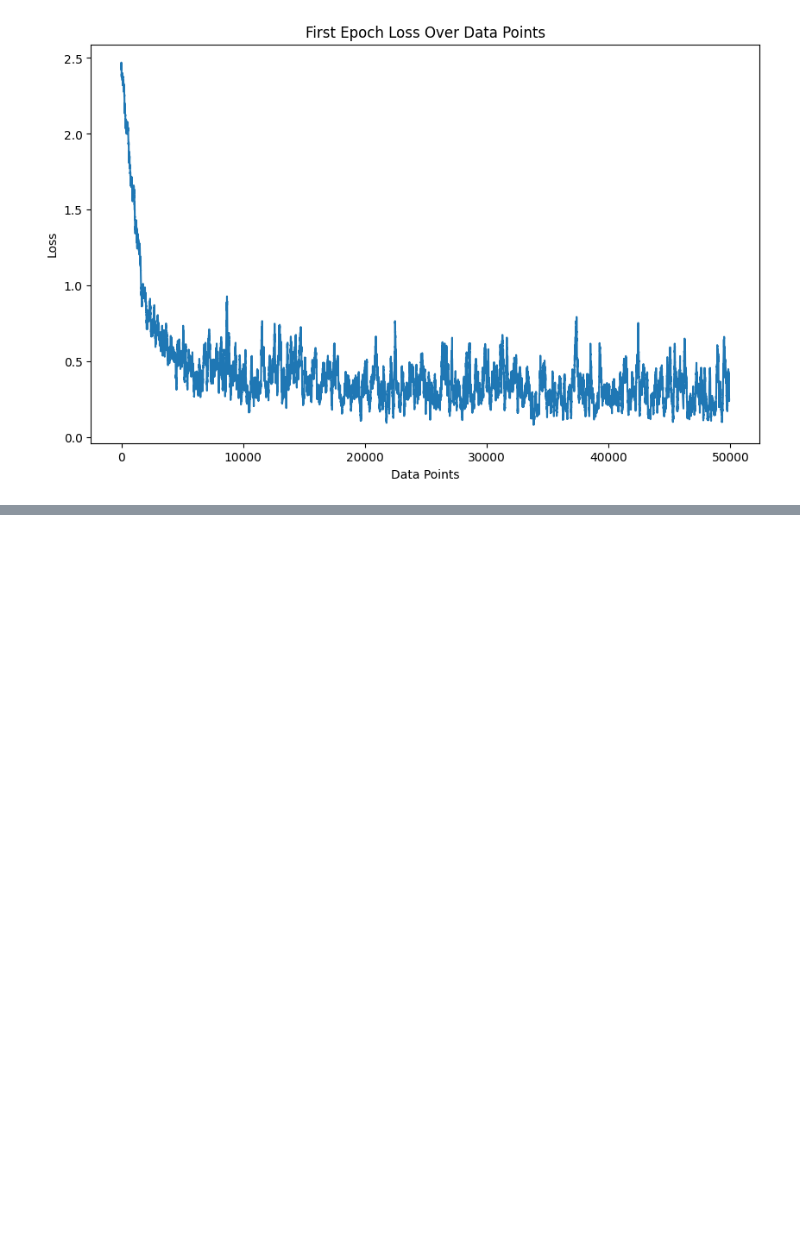
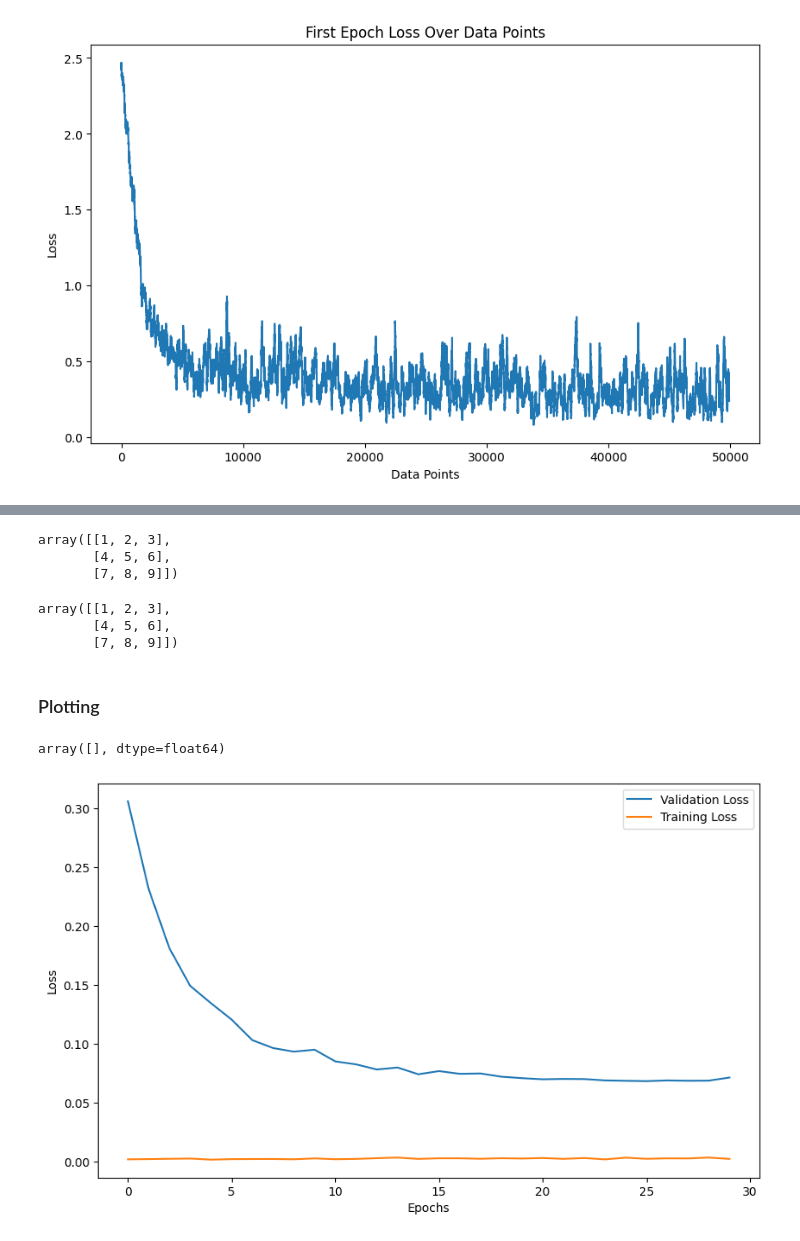
Before and after one commit to michelexyz/deeplearning_assignments, a Jupyter notebook: Assigment1/assigment.ipynb, the cells around one changed output, grey strips where cells are left out. Drawn from its saved outputs; the diff is of its cells as text; code cells hidden in the pictures; blank space fills up the shorter version.

```diff
--- a/Assigment1/assigment.ipynb
+++ b/Assigment1/assigment.ipynb
@@ -893,0 +949,4 @@ plt.show()
+# %%
+bool_t = dummy_t.astype(bool)
+
+do =  dy[bool_t].reshape(-1, 1) * (dummy_y*(1-dummy_y) *bool_t + (-dummy_y[bool_t].reshape(-1, 1)*dummy_y)*~bool_t)
@@ -893,0 +973,2 @@ plt.show()
+# %%
+dz = np.dot(dummy_V, do.T).T
@@ -893,0 +980,4 @@ plt.show()
+# %%
+dv = np.dot(dummy_z.T, do)
+# %%
+dc = do.sum(axis=0)
@@ -893,0 +1226,39 @@ plt.show()
+# %%
+dummy_data
+# %% [output]
+array([[1, 2, 3],
+       [4, 5, 6],
+       [7, 8, 9]])
+# %%
+np.array(xxx)
+# %% [output]
+array([[1, 2, 3],
+       [4, 5, 6],
+       [7, 8, 9]])
+# %% [markdown]
+### Plotting
+# %%
+val_loss
+# %% [output]
+array([], dtype=float64)
+# %%
+
+# plot epochs loss with validation loss
+
+plt.figure(figsize=(10, 6))
+
+
+plt.plot(val_loss, label="Validation Loss")
+
+plt.plot(epochs_loss, label="Training Loss")
+
+
+plt.xlabel("Epochs")
+
+plt.ylabel("Loss")
+
+plt.legend()
+
+plt.show()
+# %% [output]
+[figure, added]
```
Also changed, not shown: parts of 28 cells of this notebook.
